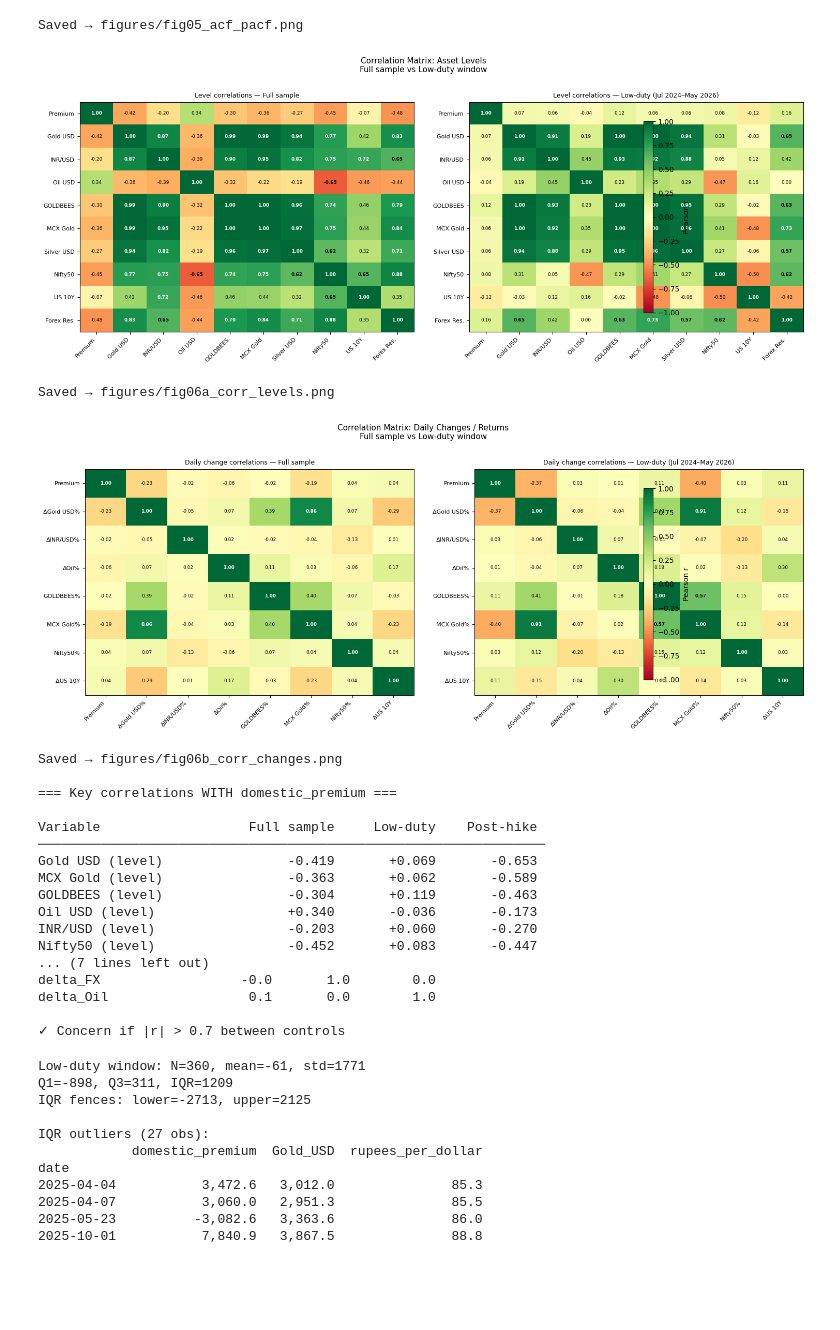
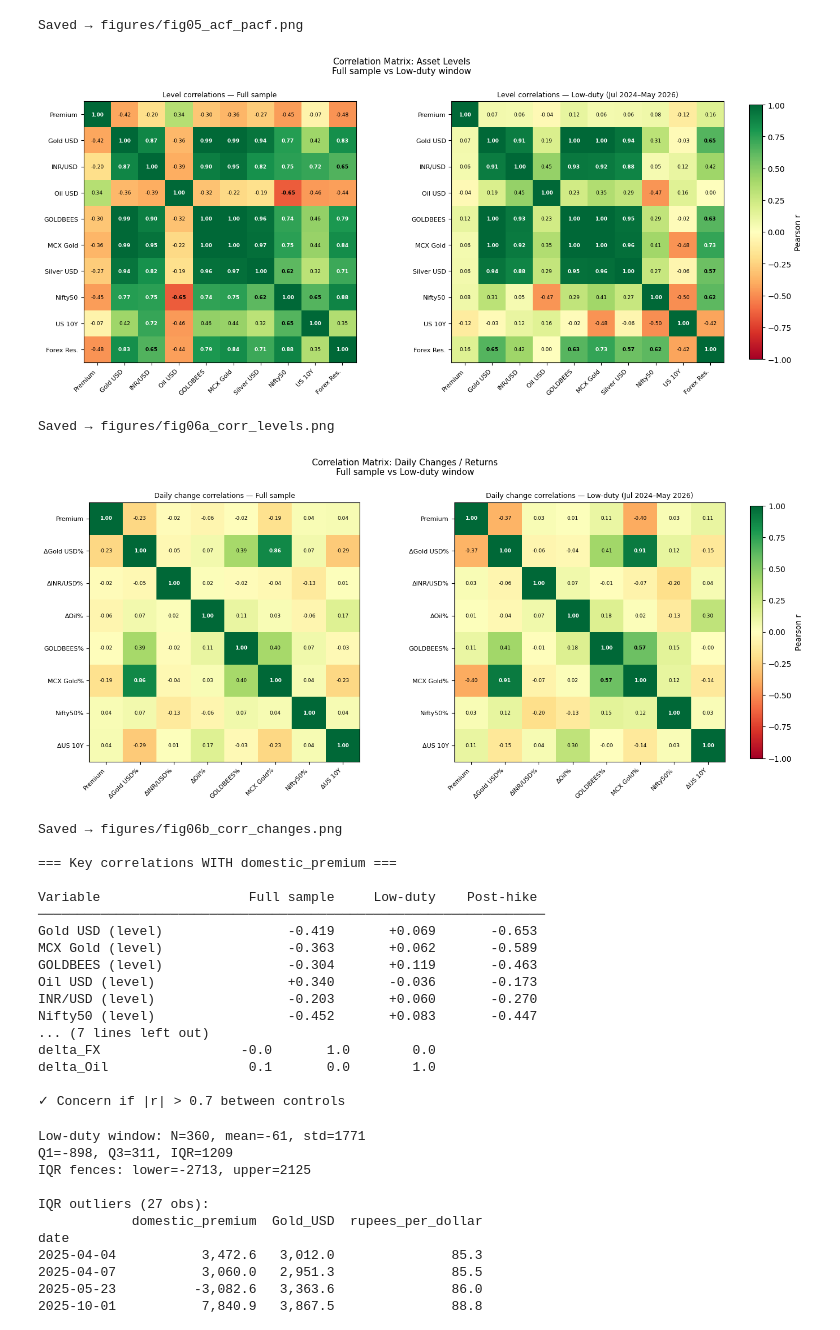
Before and after one commit to OlixIgnacious/gold-policy-project, a Jupyter notebook: notebooks/01_eda.ipynb, the cells around one changed output. Cells and saved outputs as stored; diff of their text form; code cells hidden in the pictures; blank space fills up the shorter version.

```diff
--- a/notebooks/01_eda.ipynb
+++ b/notebooks/01_eda.ipynb
@@ -891,10 +891,11 @@ for ax, (name, sub) in zip(axes, {
 }.items()):
     corr = sub[level_vars].corr()
     im = plot_corr(ax, corr, var_labels_level, f'Level correlations — {name}')
-fig.colorbar(im, ax=axes.tolist(), shrink=0.8, label='Pearson r')
 fig.suptitle('Correlation Matrix: Asset Levels\nFull sample vs Low-duty window',
              fontsize=11, y=1.01)
-plt.tight_layout()
+fig.subplots_adjust(right=0.88, wspace=0.35)
+cax = fig.add_axes([0.91, 0.12, 0.015, 0.75])
+fig.colorbar(im, cax=cax, label='Pearson r')
 plt.savefig(FIG_DIR / 'fig06a_corr_levels.png', dpi=150, bbox_inches='tight')
 plt.show()
 print('Saved → figures/fig06a_corr_levels.png')
@@ -913,10 +914,12 @@ for ax, (name, sub) in zip(axes2, {
     sub2['US10Y_yield']    = sub2['US10Y_yield'].diff()
     corr2 = sub2.corr()
     im2 = plot_corr(ax, corr2, var_labels_change, f'Daily change correlations — {name}')
-fig2.colorbar(im2, ax=axes2.tolist(), shrink=0.8, label='Pearson r')
+# NEW:
 fig2.suptitle('Correlation Matrix: Daily Changes / Returns\nFull sample vs Low-duty window',
               fontsize=11, y=1.01)
-plt.tight_layout()
+fig2.subplots_adjust(right=0.88, wspace=0.35)
+cax2 = fig2.add_axes([0.91, 0.12, 0.015, 0.75])
+fig2.colorbar(im2, cax=cax2, label='Pearson r')
 plt.savefig(FIG_DIR / 'fig06b_corr_changes.png', dpi=150, bbox_inches='tight')
 plt.show()
 print('Saved → figures/fig06b_corr_changes.png')
@@ -926,36 +929,36 @@ regimes = {
     'Full sample':  df,
     'Low-duty':     df[(df.index >= DUTY_CUT) & (df.index < POLICY_DATE)],
     'Post-hike':    df[df.index >= POLICY_DATE],
 }
 check_vars = {
     'Gold_USD':            'Gold USD (level)',
     'MCX_Gold_close':      'MCX Gold (level)',
     'GOLDBEES':            'GOLDBEES (level)',
     'Oil_USD':             'Oil USD (level)',
     'rupees_per_dollar':   'INR/USD (level)',
     'Nifty50':             'Nifty50 (level)',
     'US10Y_yield':         'US 10Y yield',
     'forex_reserves_usd_bn': 'Forex reserves',
 }
 print('\n=== Key correlations WITH domestic_premium ===\n')
 print(f'{"Variable":<25} {"Full sample":>12} {"Low-duty":>12} {"Post-hike":>12}')
 print('─' * 65)
 for col, label in check_vars.items():
     row = []
     for name, sub in regimes.items():
         valid = sub[['domestic_premium', col]].dropna()
         r = valid['domestic_premium'].corr(valid[col]) if len(valid) > 5 else float('nan')
         row.append(f'{r:>+.3f}')
     print(f'{label:<25} {row[0]:>12} {row[1]:>12} {row[2]:>12}')
 
 print('\n=== Multicollinearity check: ITS controls vs each other ===\n')
 ctrl = df[['delta_Gold_USD', 'delta_FX', 'delta_Oil']].dropna()
 print(ctrl.corr().round(3).to_string())
 print('\n✓ Concern if |r| > 0.7 between controls')
 # %% [output]
-[figure, old version]
+[figure, new version]
 Saved → figures/fig06a_corr_levels.png
-[figure, old version]
+[figure, new version]
 Saved → figures/fig06b_corr_changes.png
 
 === Key correlations WITH domestic_premium ===
```
Also changed, not shown: parts of 2 cells of this notebook, 27 other files.
